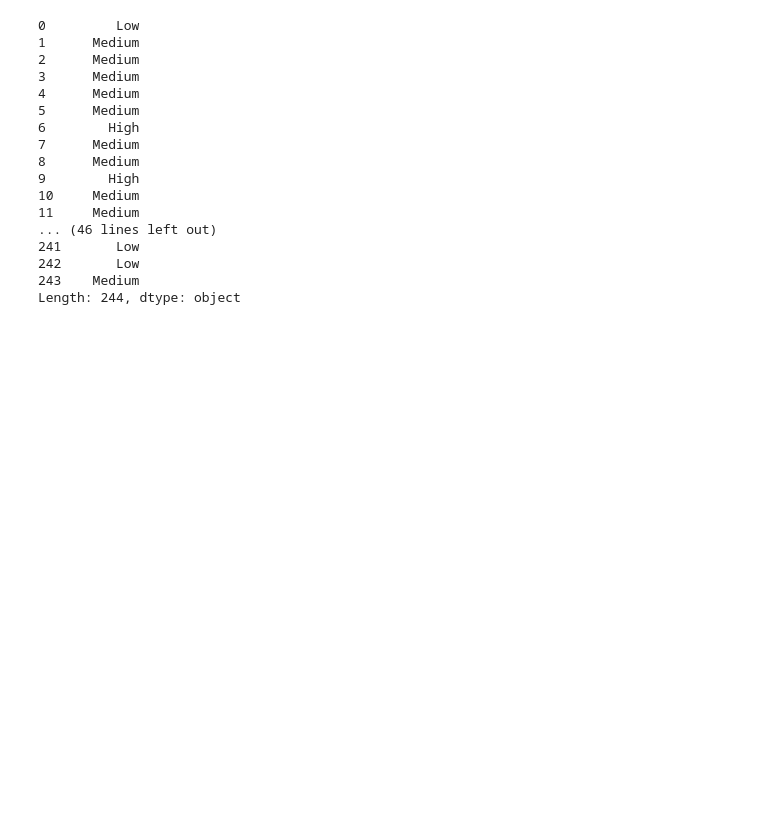
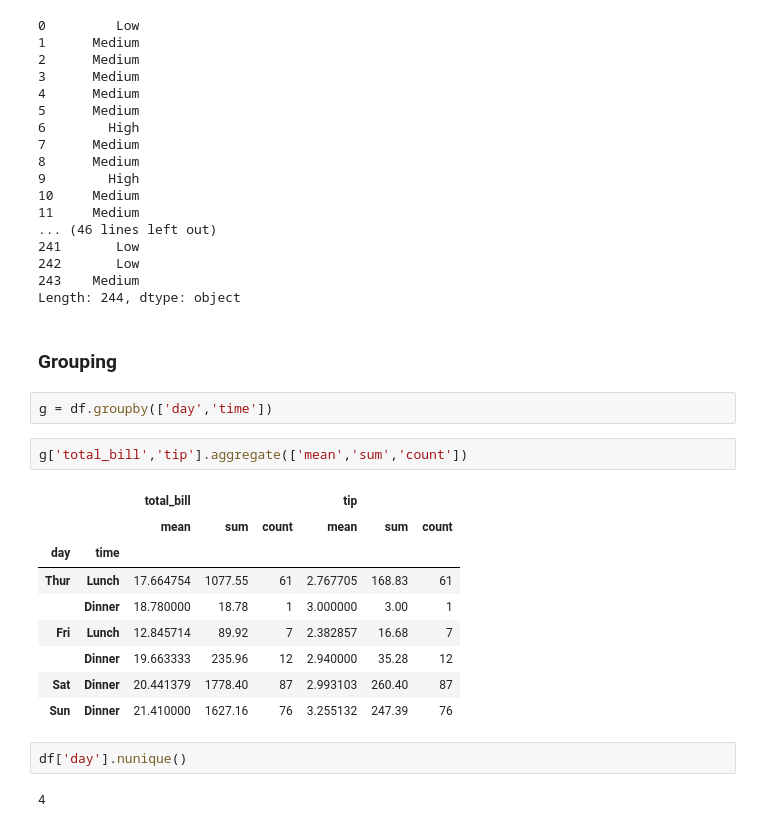
Before and after one commit to srikanthpragada/DS_16_AUG_2019, a Jupyter notebook: tips.ipynb, the cells around one changed output. Cells and saved outputs as stored; diff of their text form; blank space fills up the shorter version.

```diff
--- a/tips.ipynb
+++ b/tips.ipynb
@@ -162,3 +162,23 @@ df.apply(get_tip_type, axis=1)
 242       Low
 243    Medium
 Length: 244, dtype: object
+# %% [markdown]
+### Grouping
+# %%
+g = df.groupby(['day','time'])
+# %%
+g['total_bill','tip'].aggregate(['mean','sum','count'])
+# %% [output]
+|  |  | total_bill |  |  | tip |  |  |
+|  |  | mean | sum | count | mean | sum | count |
+| day | time |  |  |  |  |  |  |
+| Thur | Lunch | 17.664754 | 1077.55 | 61 | 2.767705 | 168.83 | 61 |
+|  | Dinner | 18.780000 | 18.78 | 1 | 3.000000 | 3.00 | 1 |
+| Fri | Lunch | 12.845714 | 89.92 | 7 | 2.382857 | 16.68 | 7 |
+|  | Dinner | 19.663333 | 235.96 | 12 | 2.940000 | 35.28 | 12 |
+| Sat | Dinner | 20.441379 | 1778.40 | 87 | 2.993103 | 260.40 | 87 |
+| Sun | Dinner | 21.410000 | 1627.16 | 76 | 3.255132 | 247.39 | 76 |
+# %%
+df['day'].nunique()
+# %% [output]
+4
```
Also changed, not shown: 2 other files.
